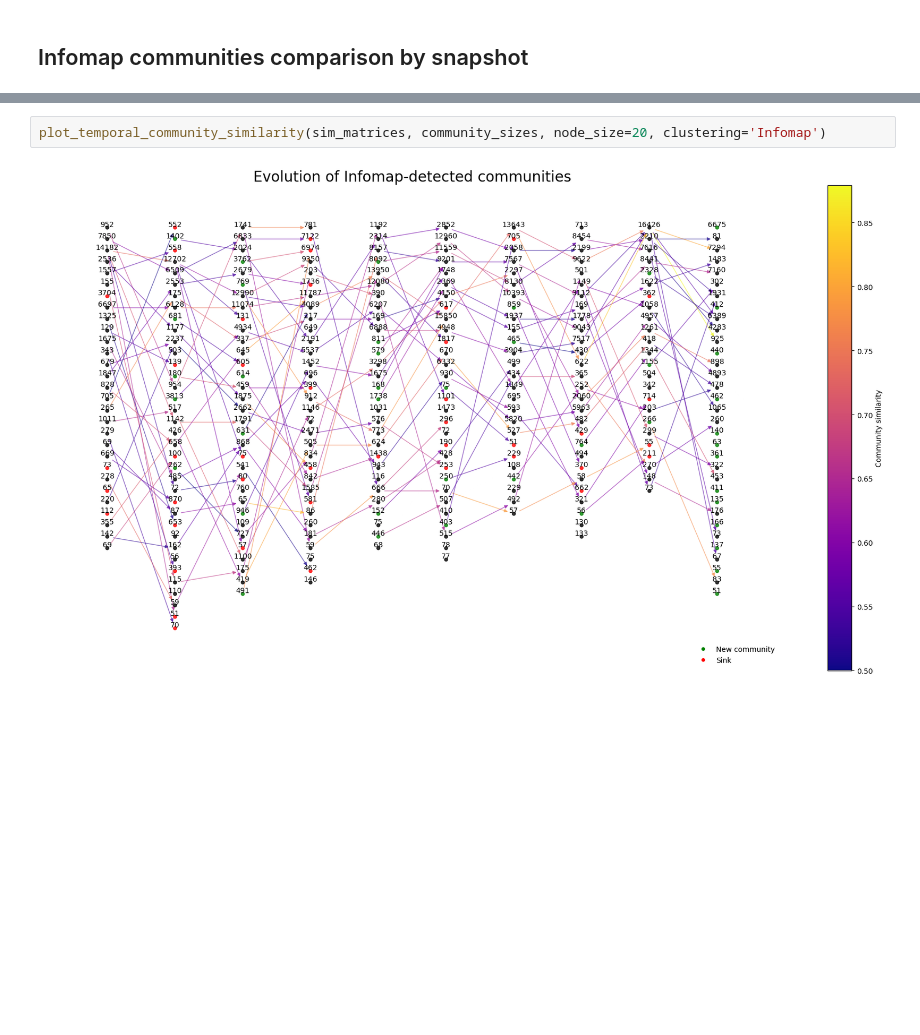
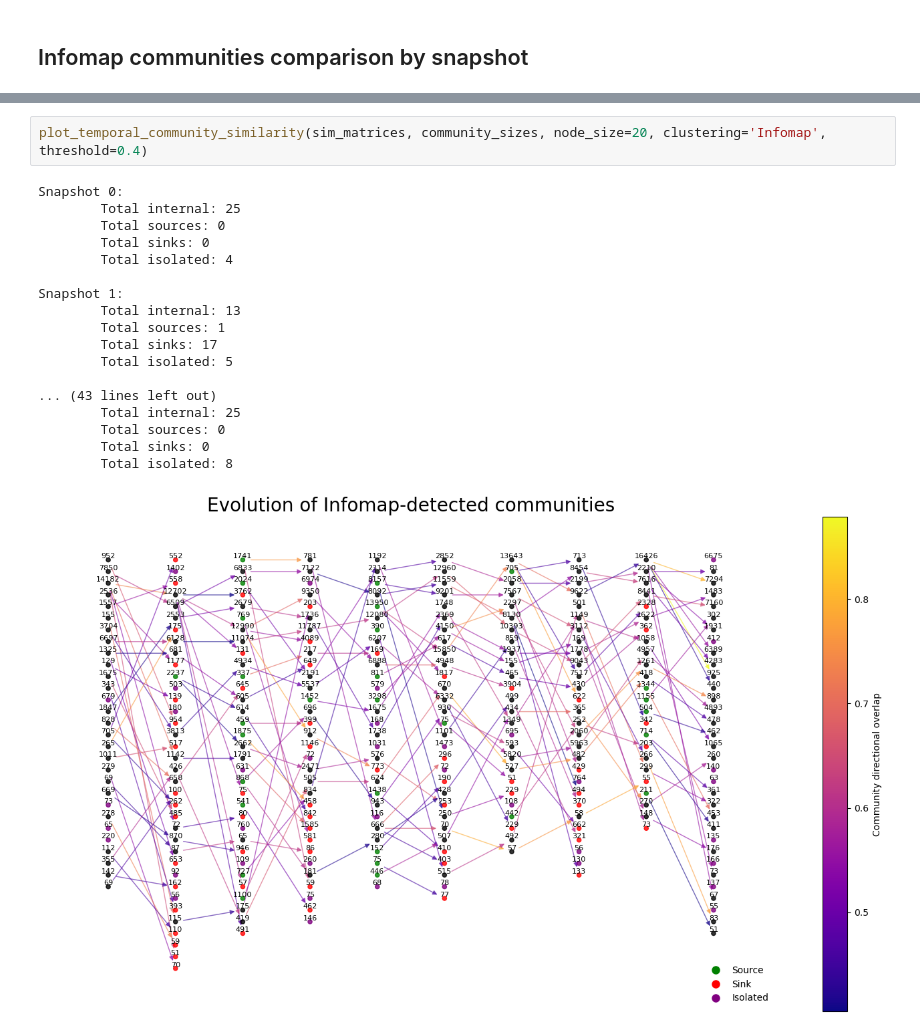
Before and after one commit to ChefBB/acn_project, a Jupyter notebook: dynet/RQ2.ipynb, the cells around one changed output, grey strips where cells are left out. Saved outputs shown, nothing was run; the diff lists cells and outputs as text; blank space fills up the shorter version.

```diff
--- a/dynet/RQ2.ipynb
+++ b/dynet/RQ2.ipynb
@@ -390,6 +464,23 @@ Snapshot 2 w.r.t. snapshot 1 (shape: (79, 87)):
                 max JS: 0.5
                 max JS: 1
 # %%
-plot_temporal_community_similarity(sim_matrices, community_sizes, node_size=20, clustering='Infomap')
+plot_temporal_community_similarity(sim_matrices, community_sizes, node_size=20, clustering='Infomap', threshold=0.4)
 # %% [output]
+Snapshot 0:
+        Total internal: 25
+        Total sources: 0
+        Total sinks: 0
+        Total isolated: 4
+
+Snapshot 1:
+        Total internal: 13
+        Total sources: 1
+        Total sinks: 17
+        Total isolated: 5
+
+... (43 lines left out)
+        Total internal: 25
+        Total sources: 0
+        Total sinks: 0
+        Total isolated: 8
-[figure, old version]
+[figure, new version]
```
Also changed, not shown: parts of 7 cells of this notebook.
